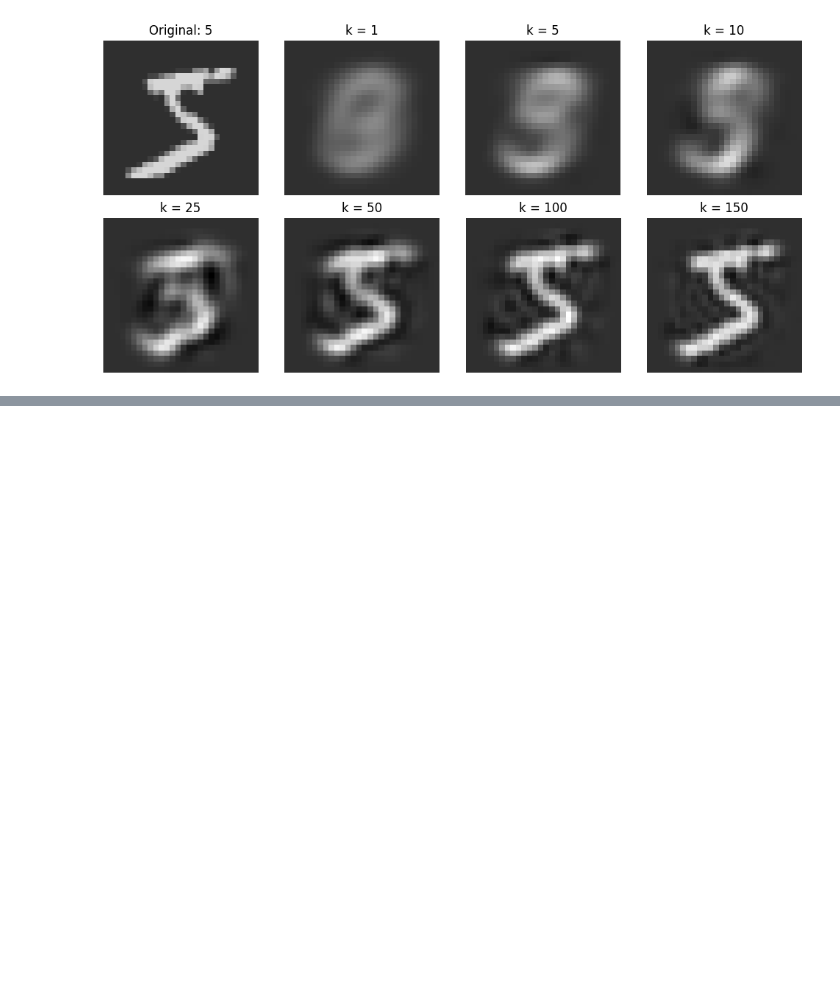
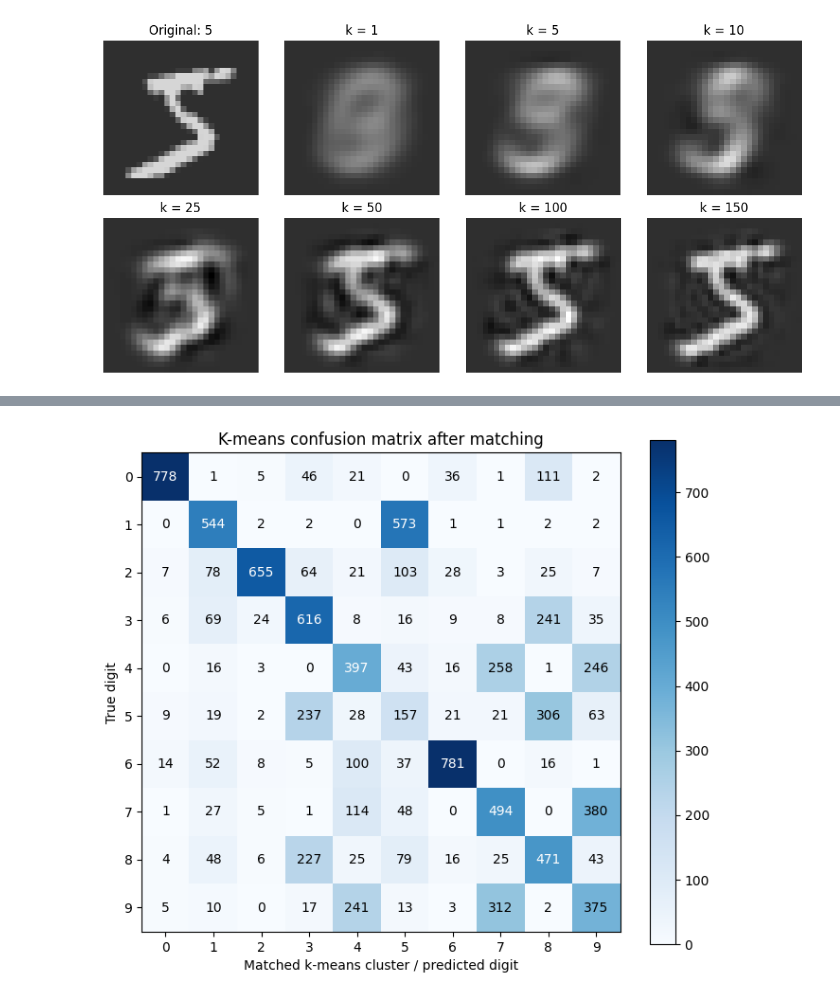
Before and after one commit to maxmartin40/Math-5750-Projects, a Jupyter notebook: Homework2.ipynb, the cells around one changed output, grey strips where cells are left out. Saved outputs shown, nothing was run; the diff lists cells and outputs as text; code cells hidden in the pictures; blank space fills up the shorter version.

Commit message:
Create confusion matrix

```diff
--- a/Homework2.ipynb
+++ b/Homework2.ipynb
@@ -219,0 +222,7 @@ plt.show()
+# %%
+from sklearn.cluster import KMeans
+from sklearn.metrics import adjusted_rand_score, confusion_matrix
+from scipy.optimize import linear_sum_assignment
+
+
+km = KMeans(n_clusters=10, n_init=10, random_state=SEED).fit(X)
@@ -219,0 +236,12 @@ plt.show()
+# %%
+table = confusion_matrix(y, km.labels_, labels=np.arange(10))
+
+row, col = linear_sum_assignment(-table)
+
+aligned = table[:, col]
+
+print("Matched confusion matrix:")
+print(aligned)
+
+matched_fraction = np.trace(aligned) / len(y)
+print(f"Fraction on diagonal after matching: {matched_fraction:.4f}")
@@ -219,0 +261,23 @@ plt.show()
+# %%
+fig, ax = plt.subplots(figsize=(7, 6))
+
+im = ax.imshow(aligned, cmap="Blues")
+ax.set_xlabel("Matched k-means cluster / predicted digit")
+ax.set_ylabel("True digit")
+ax.set_xticks(np.arange(10))
+ax.set_yticks(np.arange(10))
+ax.set_title("K-means confusion matrix after matching")
+
+for i in range(10):
+    for j in range(10):
+        ax.text(
+            j, i, aligned[i, j],
+            ha="center", va="center",
+            color="white" if aligned[i, j] > aligned.max() / 2 else "black"
+        )
+
+plt.colorbar(im, ax=ax)
+plt.tight_layout()
+plt.show()
+# %% [output]
+[figure, added]
```
Also changed, not shown: parts of 5 cells of this notebook.
